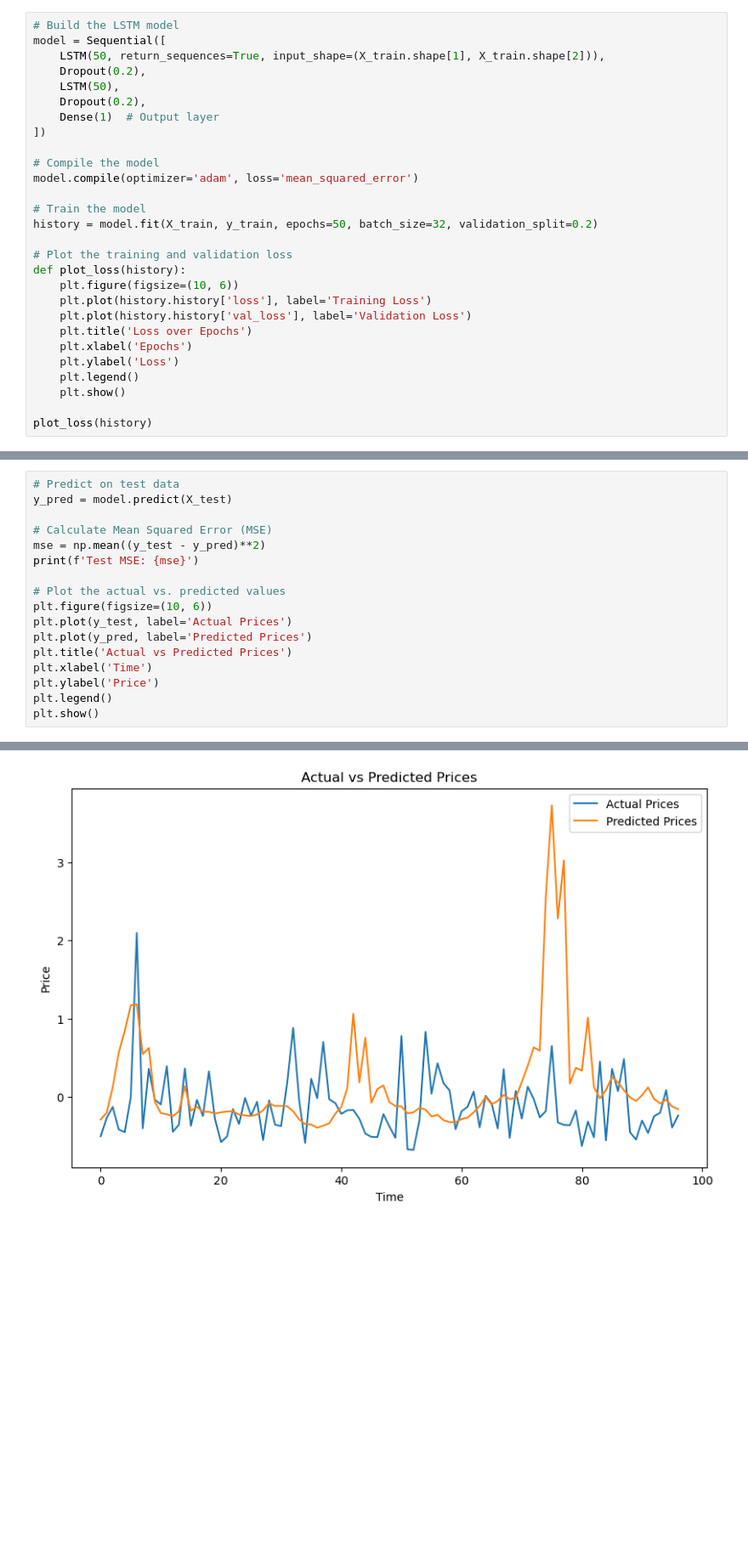
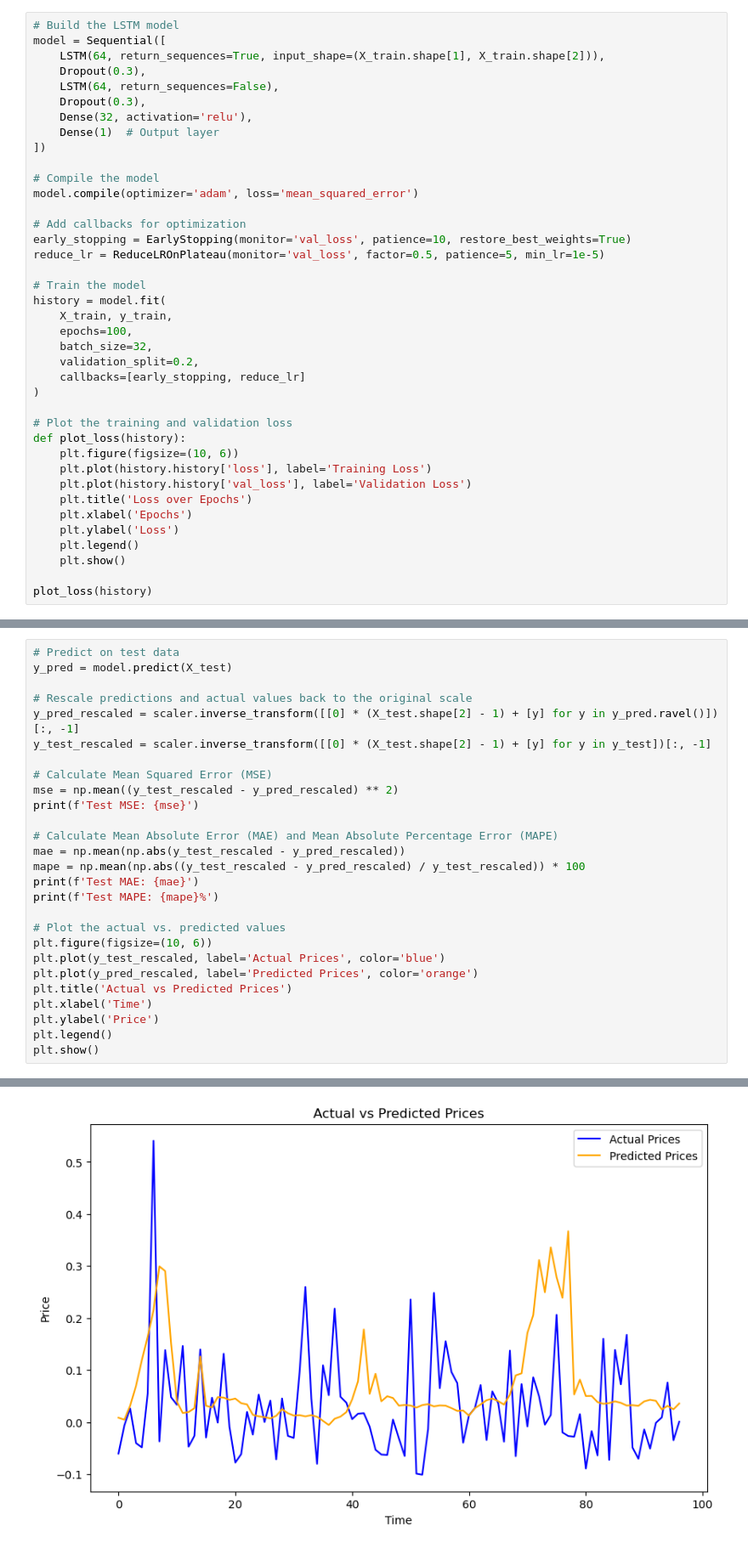
Before and after one commit to JovanKarajanov/CapstoneProject, a Jupyter notebook: CapstoneProject/Code/lstm-multivariate.ipynb, the cells around one changed output, grey strips where cells are left out. Shown at 85% size. Drawn from its saved outputs; the diff is of its cells as text; blank space fills up the shorter version.

Commit message:
Modified a lstm-multivariate Model, with some small optimization tricks

```diff
--- a/CapstoneProject/Code/lstm-multivariate.ipynb
+++ b/CapstoneProject/Code/lstm-multivariate.ipynb
@@ -64,18 +68,29 @@ y_test shape: (97,)
 # %%
 # Build the LSTM model
 model = Sequential([
-    LSTM(50, return_sequences=True, input_shape=(X_train.shape[1], X_train.shape[2])),
-    Dropout(0.2),
-    LSTM(50),
-    Dropout(0.2),
+    LSTM(64, return_sequences=True, input_shape=(X_train.shape[1], X_train.shape[2])),
+    Dropout(0.3),
+    LSTM(64, return_sequences=False),
+    Dropout(0.3),
+    Dense(32, activation='relu'),
     Dense(1)  # Output layer
 ])
 
 # Compile the model
 model.compile(optimizer='adam', loss='mean_squared_error')
 
+# Add callbacks for optimization
+early_stopping = EarlyStopping(monitor='val_loss', patience=10, restore_best_weights=True)
+reduce_lr = ReduceLROnPlateau(monitor='val_loss', factor=0.5, patience=5, min_lr=1e-5)
+
 # Train the model
-history = model.fit(X_train, y_train, epochs=50, batch_size=32, validation_split=0.2)
+history = model.fit(
+    X_train, y_train,
+    epochs=100,
+    batch_size=32,
+    validation_split=0.2,
+    callbacks=[early_stopping, reduce_lr]
+)
 
 # Plot the training and validation loss
 def plot_loss(history):
@@ -142,14 +157,24 @@ Epoch 50/50
 # Predict on test data
 y_pred = model.predict(X_test)
 
+# Rescale predictions and actual values back to the original scale
+y_pred_rescaled = scaler.inverse_transform([[0] * (X_test.shape[2] - 1) + [y] for y in y_pred.ravel()])[:, -1]
+y_test_rescaled = scaler.inverse_transform([[0] * (X_test.shape[2] - 1) + [y] for y in y_test])[:, -1]
+
 # Calculate Mean Squared Error (MSE)
-mse = np.mean((y_test - y_pred)**2)
+mse = np.mean((y_test_rescaled - y_pred_rescaled) ** 2)
 print(f'Test MSE: {mse}')
+
+# Calculate Mean Absolute Error (MAE) and Mean Absolute Percentage Error (MAPE)
+mae = np.mean(np.abs(y_test_rescaled - y_pred_rescaled))
+mape = np.mean(np.abs((y_test_rescaled - y_pred_rescaled) / y_test_rescaled)) * 100
+print(f'Test MAE: {mae}')
+print(f'Test MAPE: {mape}%')
 
 # Plot the actual vs. predicted values
 plt.figure(figsize=(10, 6))
-plt.plot(y_test, label='Actual Prices')
-plt.plot(y_pred, label='Predicted Prices')
+plt.plot(y_test_rescaled, label='Actual Prices', color='blue')
+plt.plot(y_pred_rescaled, label='Predicted Prices', color='orange')
 plt.title('Actual vs Predicted Prices')
 plt.xlabel('Time')
 plt.ylabel('Price')
@@ -173,4 +200,4 @@ Test MSE: 0.6942602434110738
-[figure, old version]
+[figure, new version]
 # %%
 # Save the trained model
 model.save('lstm_multivariate_model.h5')
```
Also changed, not shown: parts of 4 cells of this notebook, 1 other file.
